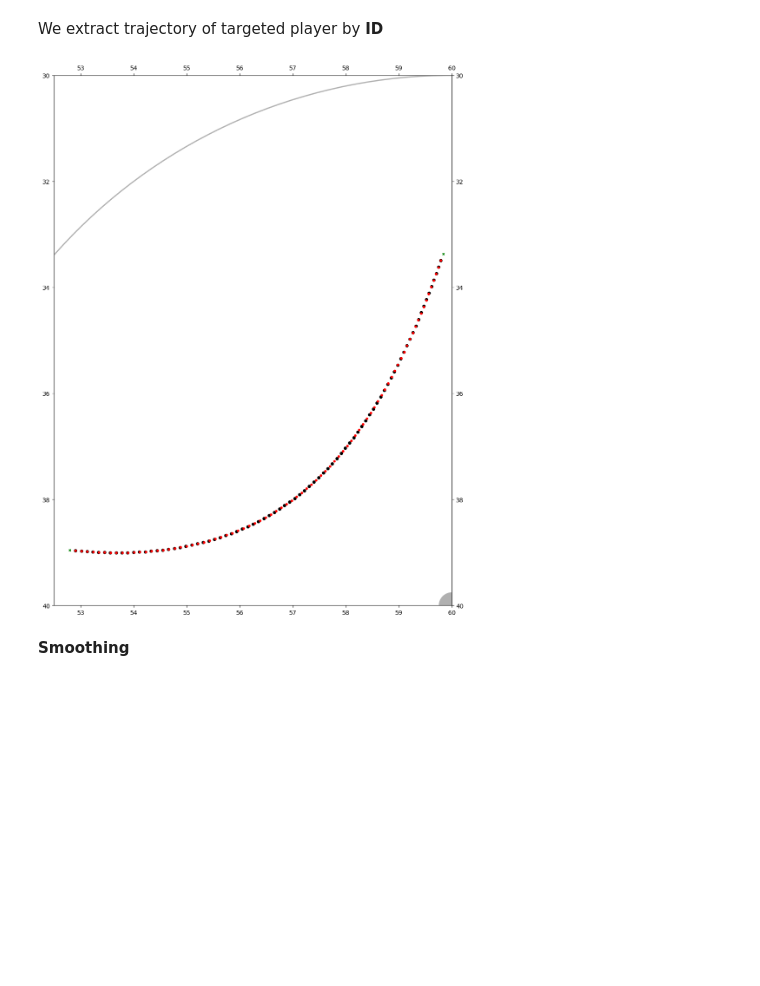
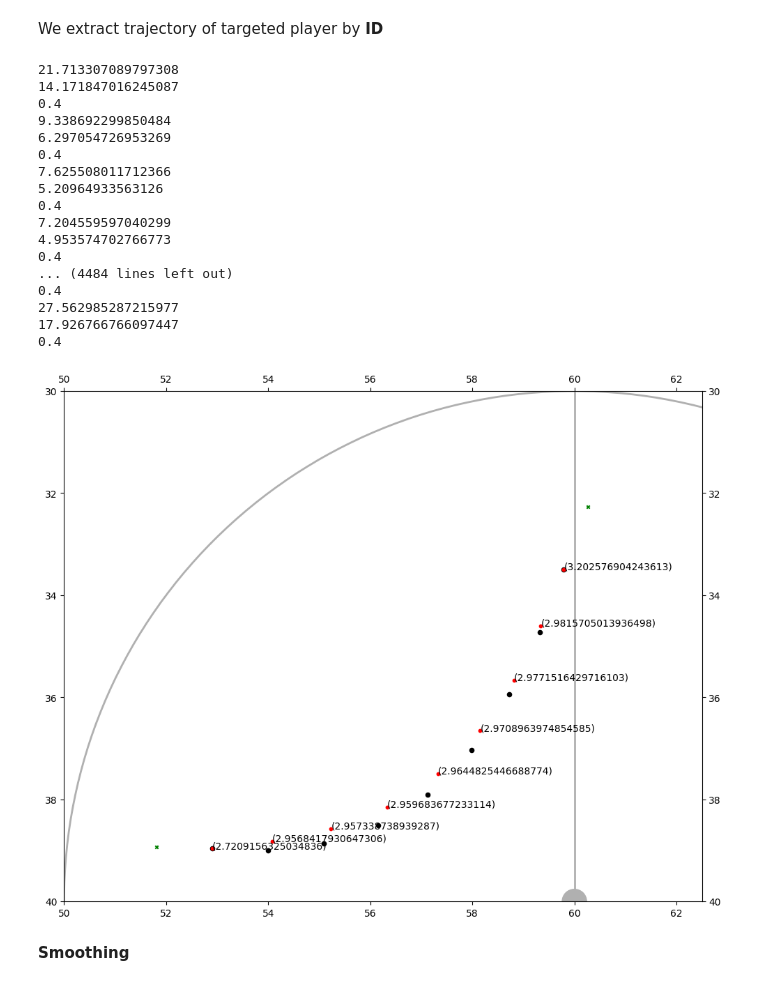
Before and after one commit to AdamSuma/TrackingDataSmoothing, a Jupyter notebook: src/smoothing.ipynb, the cells around one changed output. Drawn from its saved outputs; the diff is of its cells as text; code cells hidden in the pictures; blank space fills up the shorter version.

Commit message:
added first version of speed interpolation

```diff
--- a/src/smoothing.ipynb
+++ b/src/smoothing.ipynb
@@ -181,21 +192,23 @@ def computeNewPoints(trajectory):
     return new_points
 # %%
-def performSmoothing(trajectory, iterations):
+def performSmoothing(datapoints, iterations):
     for it in range(0, iterations):
         for i in range(0, 2):
             # compute extension points at the beginning/end of the trajectory
-            pFirst = (2*trajectory[0][0] - trajectory[1][0], 2*trajectory[0][1] - trajectory[1][1])
-            pLast = (2*trajectory[-1][0] - trajectory[-2][0], 2*trajectory[-1][1] - trajectory[-2][1])
-            midFirst = midPoint(pFirst, trajectory[0])
-            midLast = midPoint(trajectory[-1], pLast)
+            pFirst = [2*datapoints[0][0] - datapoints[1][0], 2*datapoints[0][1] - datapoints[1][1], 0, datapoints[0][3] - (datapoints[1][3] - datapoints[0][3])]
+            pLast = [2*datapoints[-1][0] - datapoints[-2][0], 2*datapoints[-1][1] - datapoints[-2][1], 0, datapoints[-1][3] + (datapoints[-1][3] - datapoints[-2][3])]
+            midFirst = midPoint(pFirst, datapoints[0])
+            midLast = midPoint(datapoints[-1], pLast)
+            midFirst = [midFirst[0], midFirst[1], 0, datapoints[0][3] - (datapoints[1][3] - datapoints[0][3])/2]
+            midLast = [midLast[0], midLast[1], 0, datapoints[-1][3] + (datapoints[-1][3] - datapoints[-2][3])/2]
 
             if(i % 2 != 0):
-                og = trajectory.copy()
-                updated_traj = computeNewPoints([midFirst] + new_points + [midLast])
-                trajectory = [og[0]] + updated_traj + [og[-1]]
+                og = datapoints.copy()
+                updated_datapoints = computeNewPoints([midFirst] + new_points + [midLast])
+                datapoints = [og[0]] + updated_datapoints + [og[-1]]
             else:
-                new_points = computeNewPoints([pFirst] + trajectory + [pLast])
-    return (trajectory, new_points)
+                new_points = computeNewPoints([pFirst] + datapoints + [pLast])
+    return datapoints
 # %% [markdown]
 We partially read the big Frame file with the following function
 # %% [markdown]
@@ -205,38 +218,56 @@ We extract trajectory of targeted player by **ID**
 # %%
 pitch = Pitch(axis=True, label=True, tick=True)
 # specifying figure size (width, height)
 fig, ax = pitch.draw(figsize=(10, 20))
 
-x, y = zip(*targetPositions)
+x, y, s, t = zip(*targetPositions)
 ax.scatter(x, y, color='black', marker='o', s=20)
+pFirst = (2*targetPositions[0][0] - targetPositions[1][0], 2*targetPositions[0][1] - targetPositions[1][1])
+pLast = (2*targetPositions[-1][0] - targetPositions[-2][0], 2*targetPositions[-1][1] - targetPositions[-2][1])
 
 # ax.set_xlim(50, 70)
 # ax.set_ylim(40, 10)
 
-ax.set_xlim(52.5, 60)
+ax.set_xlim(50, 62.5)
 ax.set_ylim(40, 30)
 
 # ax.set_xlim(30, 43)
 # ax.set_ylim(40, 30)
 
-traj, new_points = performSmoothing(trajectory=targetPositions, iterations=300)
-x, y = zip(*(traj))
+traj = performSmoothing(datapoints=targetPositions, iterations=100)
+x, y, s, t = zip(*(traj))
 
 for idx, t in enumerate(traj):
     ax.scatter(t[0], t[1], color="red", marker="o", s=10)
-    # ax.text(t[0], t[1], f'({idx})')
+    ax.text(t[0], t[1], f'({t[2]})')
 
-pFirst = (2*traj[0][0] - traj[1][0], 2*traj[0][1] - traj[1][1])
-pLast = (2*traj[-1][0] - traj[-2][0], 2*traj[-1][1] - traj[-2][1])
+
 ax.scatter(pFirst[0], pFirst[1], color="green", marker="x", s=10)
 ax.scatter(pLast[0], pLast[1], color="green", marker="x", s=10)
 
 # x, y = zip(*(new_points))
 # ax.scatter(x, y, color="green", marker="o", s=40)
 
 plt.show()
 # %% [output]
+21.713307089797308
+14.171847016245087
+0.4
+9.338692299850484
+6.297054726953269
+0.4
+7.625508011712366
+5.20964933563126
+0.4
+7.204559597040299
+4.953574702766773
+0.4
+... (4484 lines left out)
+0.4
+27.562985287215977
+17.926766766097447
+0.4
-[figure, old version]
+[figure, new version]
 # %% [markdown]
 **Smoothing**
 # %% [markdown]
```
Also changed, not shown: parts of 5 cells of this notebook.
